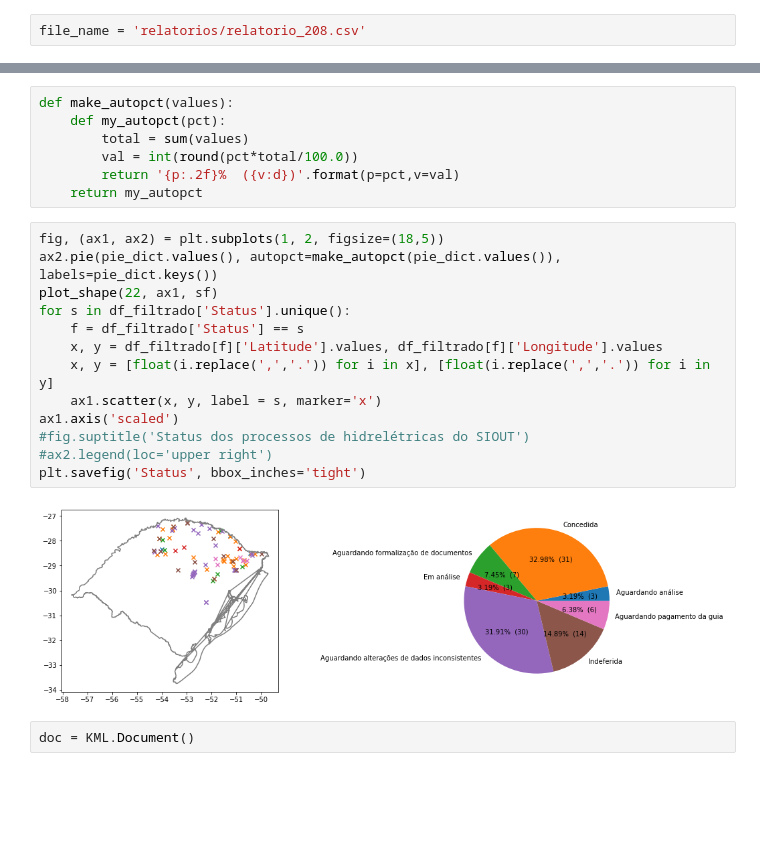
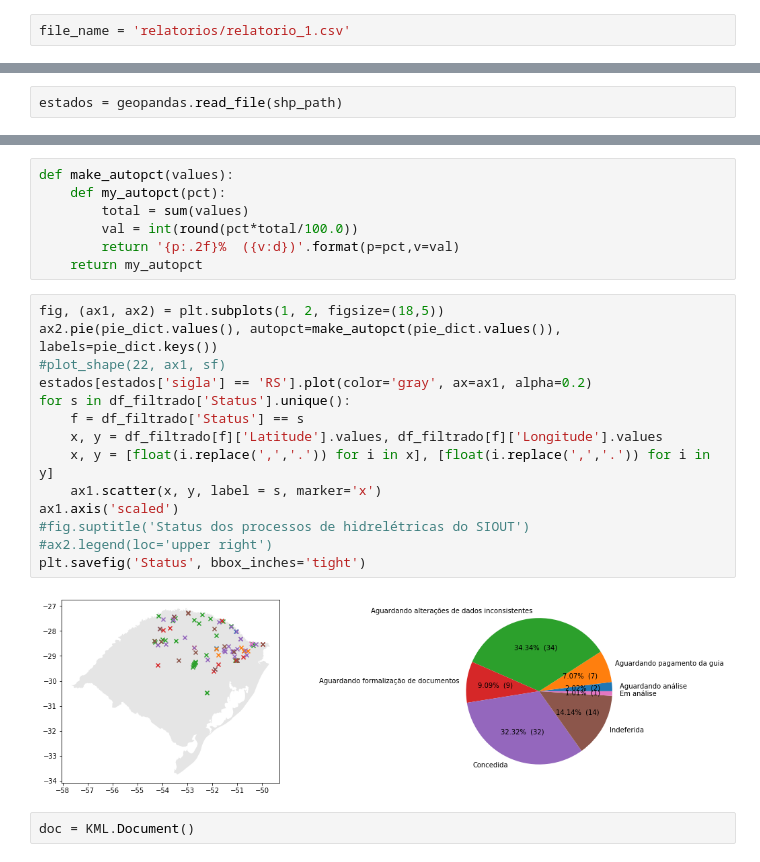
Before and after one commit to robertorolo/KML_from_SIOUT_csv, a Jupyter notebook: KML_SIOUT.ipynb, the cells around one changed output, grey strips where cells are left out. Saved outputs shown, nothing was run; the diff lists cells and outputs as text; blank space fills up the shorter version.

Commit message:
map plot improved

```diff
--- a/KML_SIOUT.ipynb
+++ b/KML_SIOUT.ipynb
@@ -14,5 +9,5 @@ import numpy as np
 # %%
-file_name = 'relatorios/relatorio_208.csv'
+file_name = 'relatorios/relatorio_1.csv'
 # %%
 df = pd.read_csv(filepath_or_buffer=file_name, sep=';', encoding= 'unicode_escape')
 # %%
@@ -76,6 +93,8 @@ aguardando
 # %%
 shp_path = "estados_2010.shp"
 sf = shp.Reader(shp_path)
+# %%
+estados = geopandas.read_file(shp_path)
 # %%
 #sf.records()[22]
 # %%
@@ -104,18 +123,19 @@ def make_autopct(values):
 # %%
 fig, (ax1, ax2) = plt.subplots(1, 2, figsize=(18,5))
 ax2.pie(pie_dict.values(), autopct=make_autopct(pie_dict.values()), labels=pie_dict.keys())
-plot_shape(22, ax1, sf)
+#plot_shape(22, ax1, sf)
+estados[estados['sigla'] == 'RS'].plot(color='gray', ax=ax1, alpha=0.2)
 for s in df_filtrado['Status'].unique():
     f = df_filtrado['Status'] == s
     x, y = df_filtrado[f]['Latitude'].values, df_filtrado[f]['Longitude'].values
     x, y = [float(i.replace(',','.')) for i in x], [float(i.replace(',','.')) for i in y]
     ax1.scatter(x, y, label = s, marker='x')
 ax1.axis('scaled')
 #fig.suptitle('Status dos processos de hidrelétricas do SIOUT')
 #ax2.legend(loc='upper right')
 plt.savefig('Status', bbox_inches='tight')
 # %% [output]
-[figure, old version]
+[figure, new version]
 # %%
 doc = KML.Document()
 # %%
```
Also changed, not shown: parts of 8 cells of this notebook, 6 other files.
